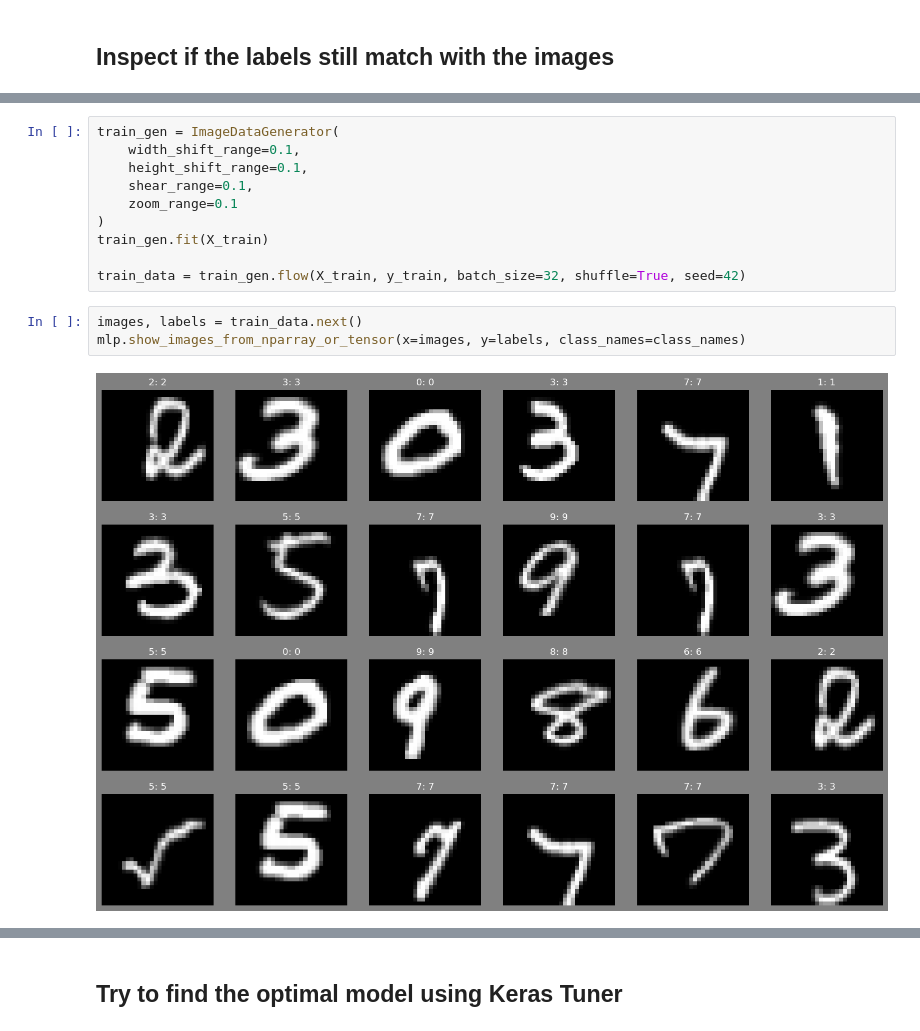
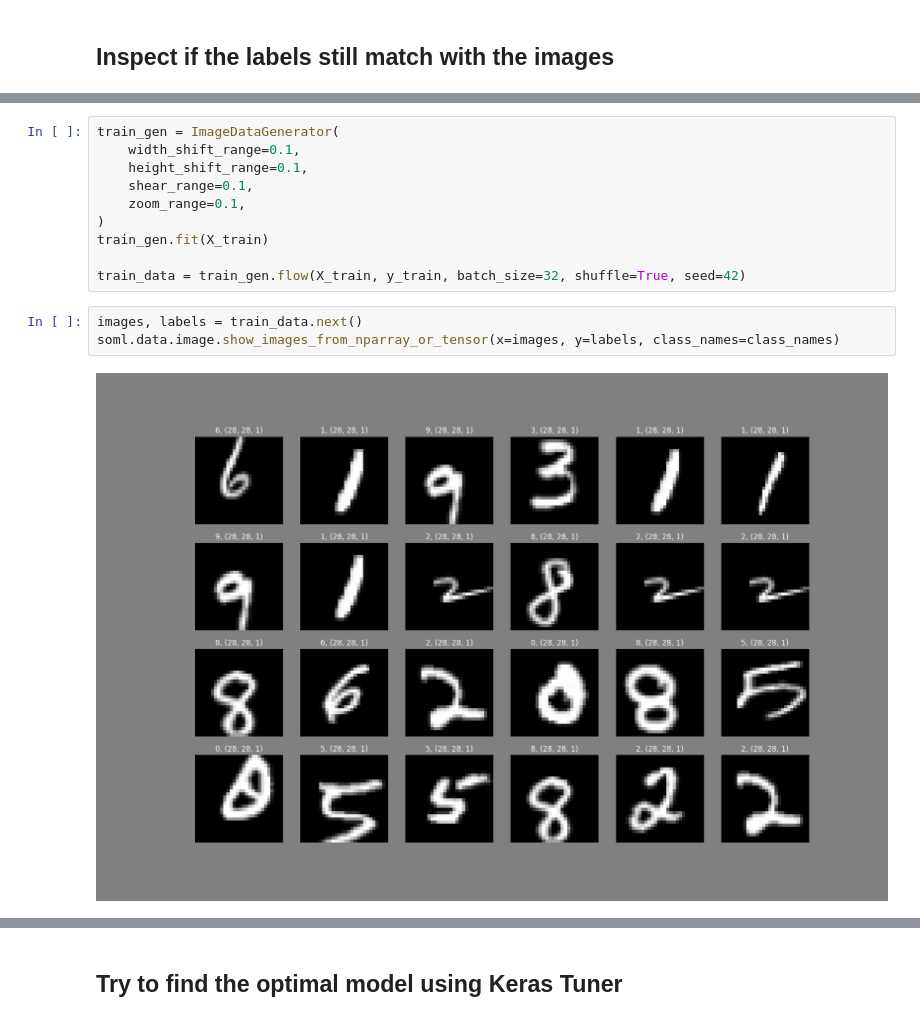
Before and after one commit to sodeso-nl/ml-notebooks, a Jupyter notebook: keras-datasets/mnist/keras-mnist.ipynb, the cells around one changed output, grey strips where cells are left out. Cells and saved outputs as stored; diff of their text form.

```diff
--- a/keras-datasets/mnist/keras-mnist.ipynb
+++ b/keras-datasets/mnist/keras-mnist.ipynb
@@ -62,16 +75,16 @@ train_gen = ImageDataGenerator(
     width_shift_range=0.1,
     height_shift_range=0.1,
     shear_range=0.1,
-    zoom_range=0.1
+    zoom_range=0.1,
 )
 train_gen.fit(X_train)
 
 train_data = train_gen.flow(X_train, y_train, batch_size=32, shuffle=True, seed=42)
 # %%
 images, labels = train_data.next()
-mlp.show_images_from_nparray_or_tensor(x=images, y=labels, class_names=class_names)
+soml.data.image.show_images_from_nparray_or_tensor(x=images, y=labels, class_names=class_names)
 # %% [output]
-[figure, old version]
+[figure, new version]
 # %%
 tf.random.set_seed(42)
 
```
Also changed, not shown: parts of 15 cells of this notebook, 13 other files.
